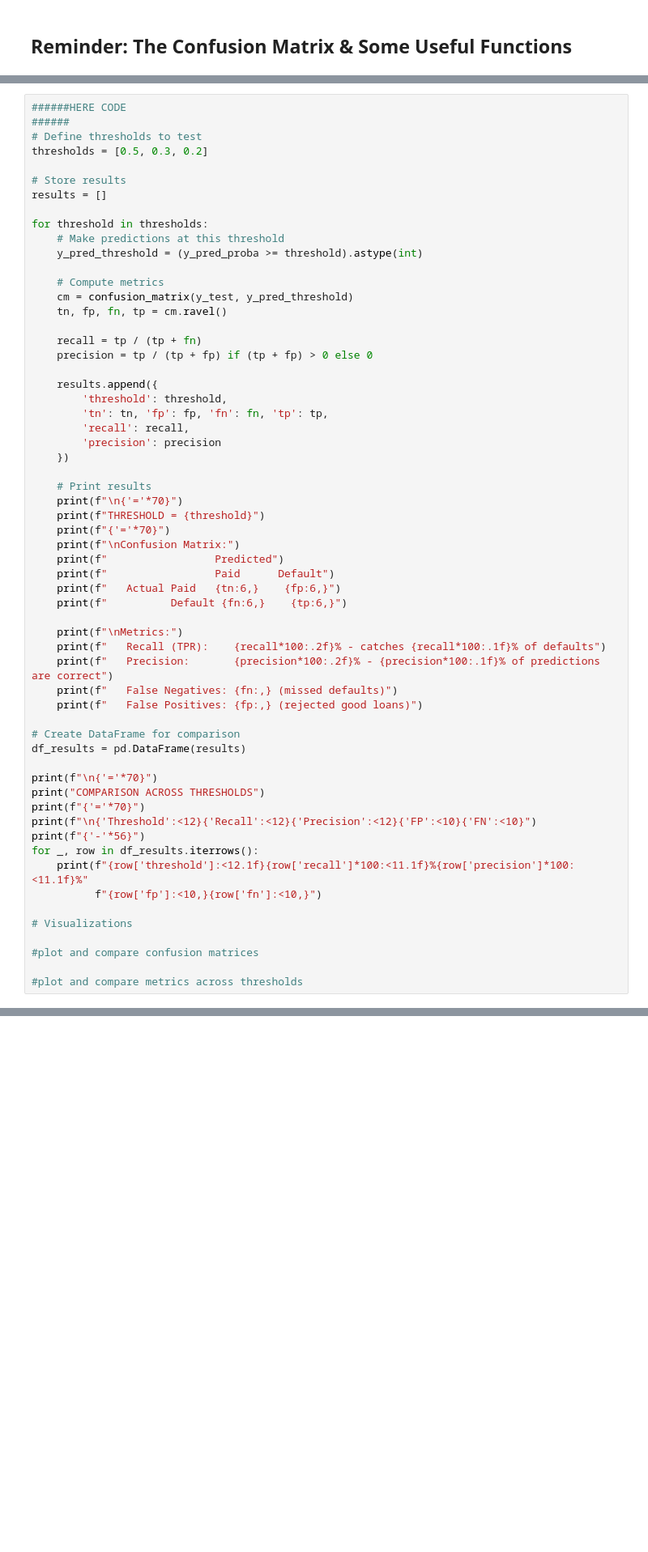
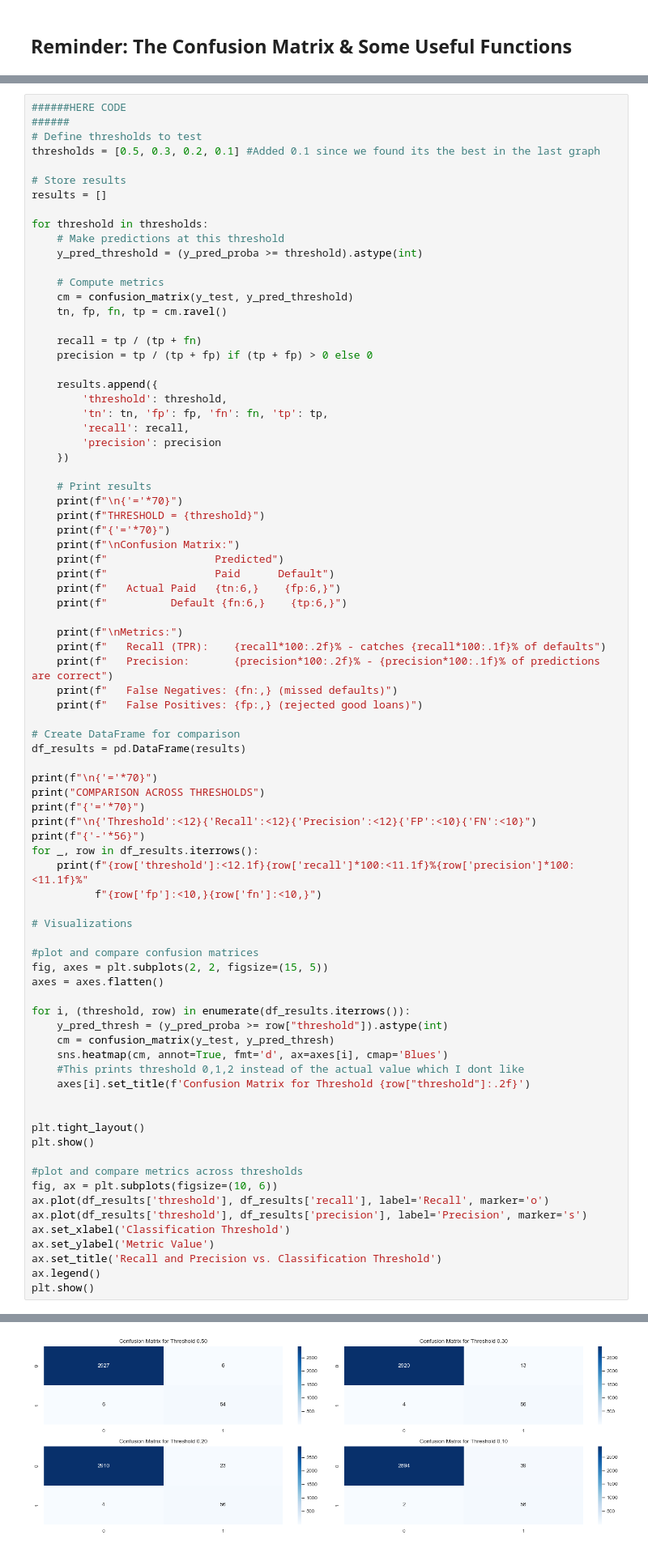
Before and after one commit to MaksiuMilcarz/Data-Analysis, a Jupyter notebook: clinic3/clinic3_bruna.ipynb, the cells around one changed output, grey strips where cells are left out. Shown at 81% size. Saved outputs shown, nothing was run; the diff lists cells and outputs as text; blank space fills up the shorter version.

```diff
--- a/clinic3/clinic3_bruna.ipynb
+++ b/clinic3/clinic3_bruna.ipynb
@@ -632,7 +798,7 @@ As you recall from the lectures, the default threshold for the logistic regressi
 ######HERE CODE
 ######
 # Define thresholds to test
-thresholds = [0.5, 0.3, 0.2]
+thresholds = [0.5, 0.3, 0.2, 0.1] #Added 0.1 since we found its the best in the last graph
 
 # Store results
 results = []
@@ -686,5 +852,27 @@ for _, row in df_results.iterrows():
 # Visualizations
 
 #plot and compare confusion matrices
+fig, axes = plt.subplots(2, 2, figsize=(15, 5))
+axes = axes.flatten()
+
+for i, (threshold, row) in enumerate(df_results.iterrows()):
+    y_pred_thresh = (y_pred_proba >= row["threshold"]).astype(int)
+    cm = confusion_matrix(y_test, y_pred_thresh)
+    sns.heatmap(cm, annot=True, fmt='d', ax=axes[i], cmap='Blues')
+    #This prints threshold 0,1,2 instead of the actual value which I dont like
+    axes[i].set_title(f'Confusion Matrix for Threshold {row["threshold"]:.2f}')
+
+
+plt.tight_layout()
+plt.show()
 
 #plot and compare metrics across thresholds
+fig, ax = plt.subplots(figsize=(10, 6))
+ax.plot(df_results['threshold'], df_results['recall'], label='Recall', marker='o')
+ax.plot(df_results['threshold'], df_results['precision'], label='Precision', marker='s')
+ax.set_xlabel('Classification Threshold')
+ax.set_ylabel('Metric Value')
+ax.set_title('Recall and Precision vs. Classification Threshold')
+ax.legend()
+plt.show()
+# %% [output]
@@ -690,0 +896 @@ for _, row in df_results.iterrows():
+[figure, added]
```
Also changed, not shown: parts of 26 cells of this notebook.
